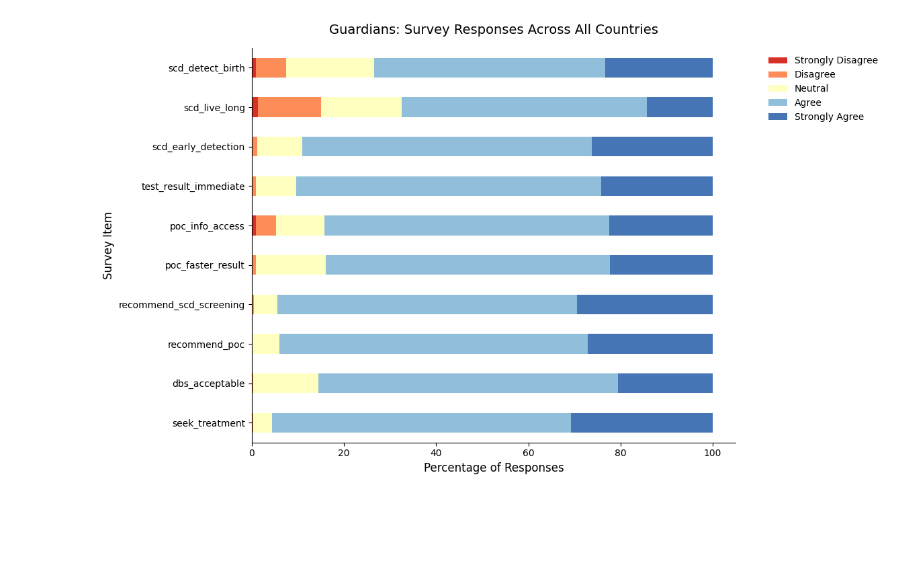
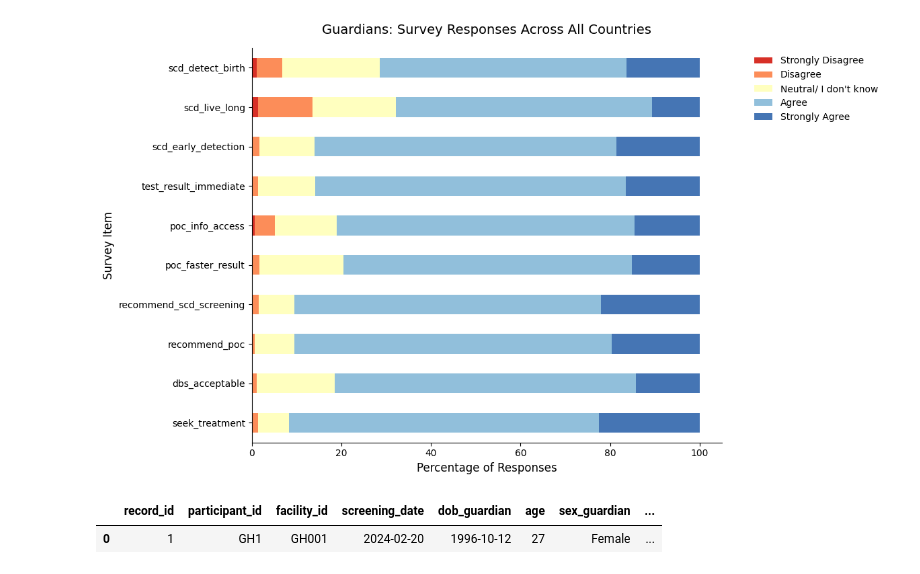
Before and after one commit to sickle-in-africa/newborn-screening, a Jupyter notebook: quantitative/integration/1_data_cleaning.ipynb, the cells around one changed output. Cells and saved outputs as stored; diff of their text form; code cells hidden in the pictures; blank space fills up the shorter version.

```diff
--- a/quantitative/integration/1_data_cleaning.ipynb
+++ b/quantitative/integration/1_data_cleaning.ipynb
@@ -363,23 +2358,0 @@ Index(['record_id', 'participant_id', 'facility_id', 'screening_date',
-# %%
-value_map_general = {
-    'Strongly Disagree': 1.0,
-    'Disagree': 2.0,
-    'Neutral/ I don\'t know': 3.0,
-    'I don\'t know': 3.0,
-    'Agree': 4.0,
-    'Strongly Agree': 5.0,
-    'Yes': 1.0,
-    'No': 0.0,
-    'Oui': 1.0
-}
-
-columns_to_map = [
-    'detection_at_birth', 'scd_longevity', 'early_detection_importance',
-    'need_immediate_result', 'enough_poct_info', 'poct_result_speed',
-    'screening_recommendation', 'poct_recommendation', 'dbs_for_validation',
-    'proper_treatment', 'scd_in_the_family', 'registry_willingness',
-    'no_followup_reasons'
-]
-
-for col in columns_to_map:
-    df_questionnaire[col] = df_questionnaire[col].replace(value_map_general)
@@ -643,19 +2358,0 @@ df_questionnaire['screening_date'] = dt
-# %%
-dob = pd.to_datetime(df_questionnaire['dob_guardian'], errors='coerce')
-ref = pd.to_datetime(df_questionnaire['screening_date'], errors='coerce')
-
-if ref.isna().all() and 'date_of_visit' in df_questionnaire:
-    ref = pd.to_datetime(df_questionnaire['date_of_visit'], errors='coerce').where(ref.isna(), ref)
-if ref.isna().all() and 'date_enrolled' in df_questionnaire:
-    ref = pd.to_datetime(df_questionnaire['date_enrolled'], errors='coerce').where(ref.isna(), ref)
-
-td = ref - dob
-age_years = td.dt.days / 365.25
-valid_mask = age_years.ge(10) & age_years.le(80)
-
-dob_valid = dob.where(valid_mask)
-age_valid = age_years.where(valid_mask)
-
-df_questionnaire['dob_guardian'] = dob_valid
-df_questionnaire['guardian_age'] = age_valid.round(1)
-df_questionnaire.insert(5, 'guardian_age', df_questionnaire.pop('guardian_age'))
@@ -957,7 +2658,7 @@ code_to_col = {
 
 code_to_col = {k: v for k, v in code_to_col.items() if v in df_questionnaire.columns}
 
-likert_levels = ["Strongly Disagree", "Disagree", "Neutral", "Agree", "Strongly Agree"]
+likert_levels = ["Strongly Disagree", "Disagree", "Neutral/ I don't know", "Agree", "Strongly Agree"]
 
 rows = []
 for code, col in code_to_col.items():
@@ -982,31 +2683,36 @@ for lvl in likert_levels:
 
 order = [
     "scd_detect_birth", "scd_live_long", "scd_early_detection",
     "test_result_immediate", "poc_info_access", "poc_faster_result",
     "recommend_scd_screening", "recommend_poc",
     "dbs_acceptable", "seek_treatment"
 ]
 order = [c for c in order if c in df_percent["Item"].values]
 df_percent = df_percent.set_index("Item").loc[order]
 df_percent = df_percent.iloc[::-1]
 
 fig, ax = plt.subplots(figsize=(12, 7))
 
 colors = ["#d73027", "#fc8d59", "#ffffbf", "#91bfdb", "#4575b4"]  # same palette
 df_percent[likert_levels].plot(kind="barh", stacked=True, ax=ax, color=colors)
 
 ax.set_xlabel("Percentage of Responses", fontsize=12)
 ax.set_ylabel("Survey Item", fontsize=12)
 ax.set_title("Guardians: Survey Responses Across All Countries", fontsize=14, pad=15)
 
 ax.spines["top"].set_visible(False)
 ax.spines["right"].set_visible(False)
 ax.grid(False)
 
 ax.legend(title=None, bbox_to_anchor=(1.05, 1), loc="upper left", frameon=False)
 
 plt.tight_layout()
 plt.savefig("figures/eda/likert_combined_all_countries_top_scd_detect_birth.png", dpi=300, bbox_inches="tight")
 plt.show()
 # %% [output]
-[figure, old version]
+[figure, new version]
+# %%
+df_questionnaire.head(1)
+# %% [output]
+|  | record_id | participant_id | facility_id | screening_date | dob_guardian | age | sex_guardian | ... |
+| 0 | 1 | GH1 | GH001 | 2024-02-20 | 1996-10-12 | 27 | Female | ... |
```
Also changed, not shown: parts of 194 cells of this notebook, 8 other files.
